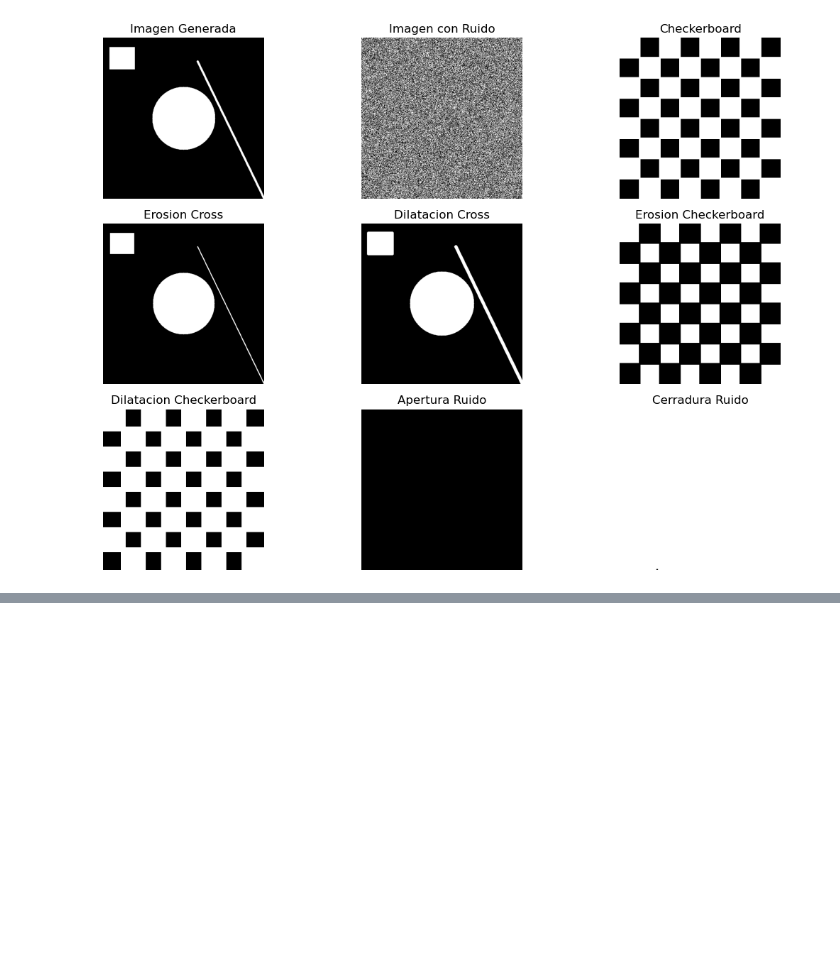
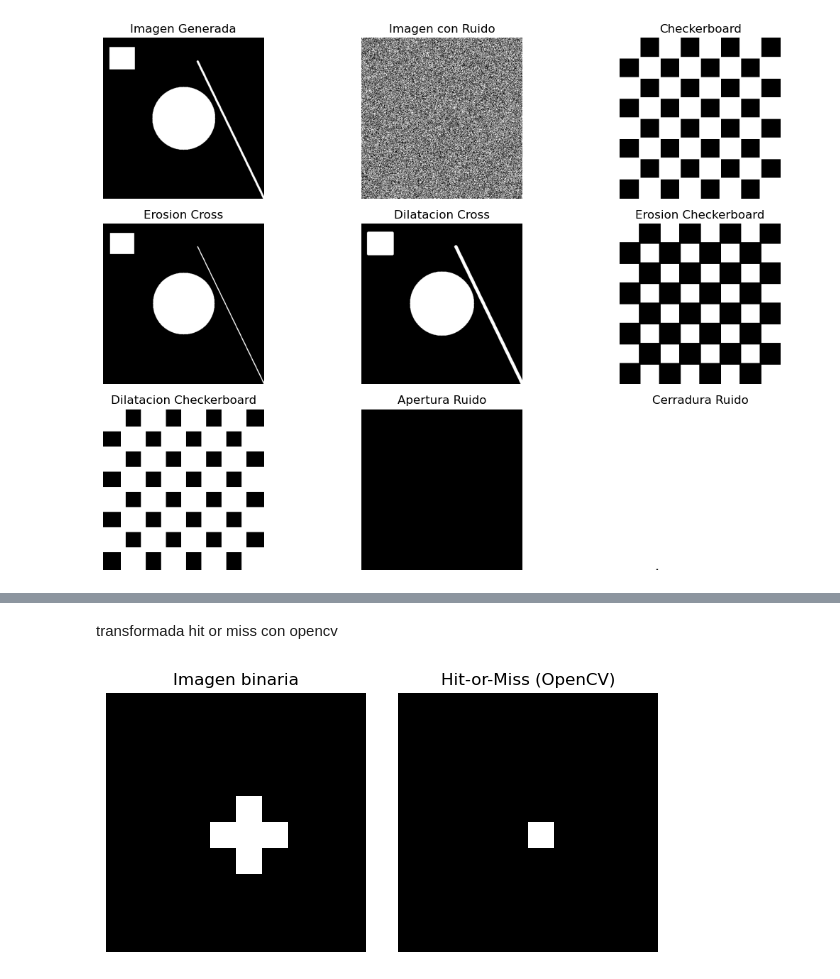
Before and after one commit to yayozarzal/pdiGrover, a Jupyter notebook: PDI_001/Mitad 02 clases/pdi_morfologia.ipynb, the cells around one changed output, grey strips where cells are left out. Saved outputs shown, nothing was run; the diff lists cells and outputs as text; code cells hidden in the pictures; blank space fills up the shorter version.

```diff
--- a/PDI_001/Mitad 02 clases/pdi_morfologia.ipynb
+++ b/PDI_001/Mitad 02 clases/pdi_morfologia.ipynb
@@ -420,0 +426,39 @@ plt.show()
+# %% [markdown]
+transformada hit or miss con opencv
+# %%
+import cv2
+import numpy as np
+import matplotlib.pyplot as plt
+
+# 1) Creamos una imagen de 10×10 con una cruz en el centro
+img = np.zeros((10, 10), dtype=np.uint8)
+# dibuja la cruz
+coords = [(5,5), (5,4), (5,6), (4,5), (6,5)]
+for y,x in coords:
+    img[y, x] = 1
+
+# 2) Definimos el kernel (se=structuring element)
+# 1 = hit, 0 = don't care
+kernel = np.array([
+    [0, 1, 0],
+    [1, 1, 1],
+    [0, 1, 0]
+], dtype=np.uint8)
+
+# 3) Aplicamos hit-or-miss
+hitmiss = cv2.morphologyEx(img, cv2.MORPH_HITMISS, kernel)
+
+# 4) Visualizamos
+plt.figure(figsize=(6,3))
+plt.subplot(1,2,1)
+plt.imshow(img, cmap='gray', vmin=0, vmax=1)
+plt.title('Imagen binaria')
+plt.axis('off')
+plt.subplot(1,2,2)
+plt.imshow(hitmiss, cmap='gray', vmin=0, vmax=1)
+plt.title('Hit-or-Miss (OpenCV)')
+plt.axis('off')
+plt.tight_layout()
+plt.show()
+# %% [output]
+[figure, added]
```
Also changed, not shown: parts of 4 cells of this notebook.
